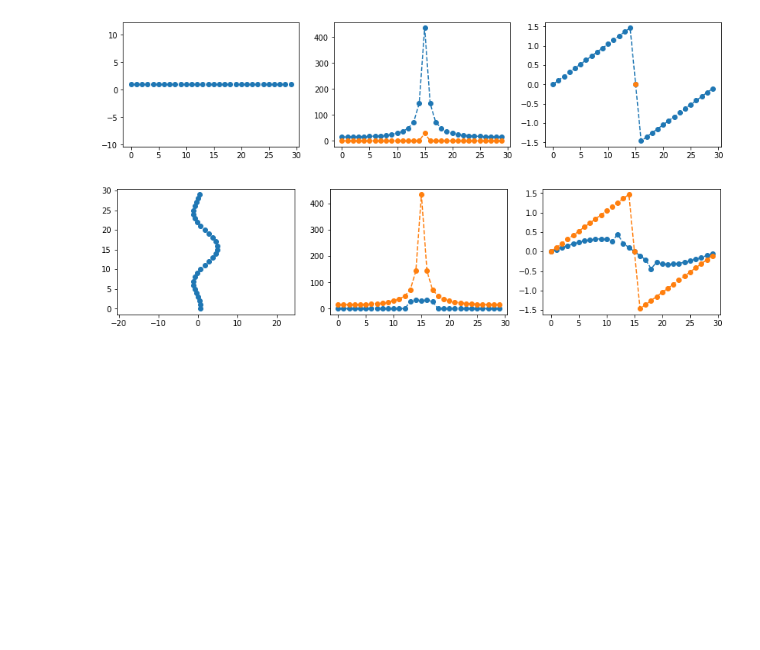
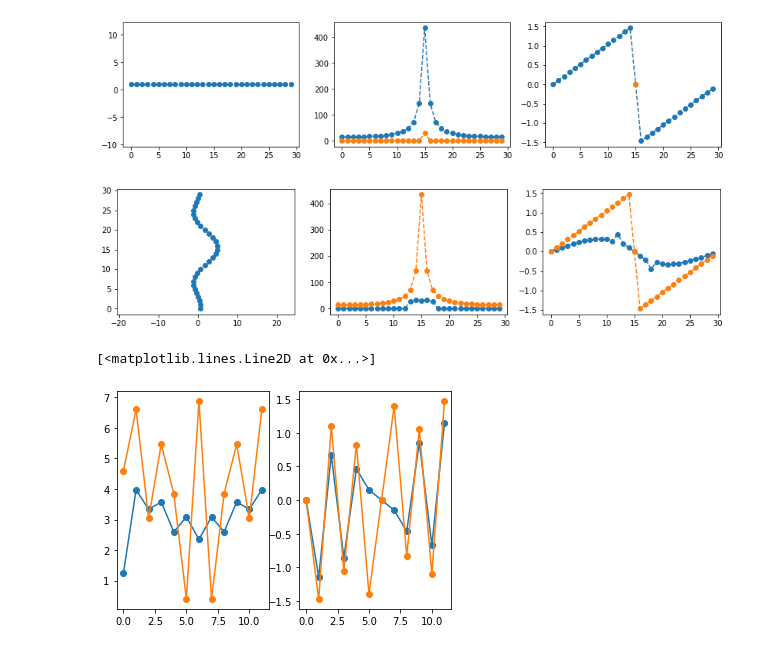
Before and after one commit to NorthOcean/Project-Iris, a Jupyter notebook: FFT.ipynb, the cells around one changed output. Saved outputs shown, nothing was run; the diff lists cells and outputs as text; code cells hidden in the pictures; blank space fills up the shorter version.

```diff
--- a/FFT.ipynb
+++ b/FFT.ipynb
@@ -108,3 +108,18 @@ x = np.arange(30) - 15.5
 draw(np.array([5*np.sin(x/2)/(x/2), np.arange(30)]).T)
 # %% [output]
 [figure]
+# %%
+a = np.random.normal(0, 1.0, [12, 2])
+# %%
+xa, xp, ya, yp = fft(a)
+# %%
+plt.subplot(1, 2, 1)
+plt.plot(xa, '-o')
+plt.plot(ya, '-o')
+
+plt.subplot(1, 2, 2)
+plt.plot(xp, '-o')
+plt.plot(yp, '-o')
+# %% [output]
+[<matplotlib.lines.Line2D at 0x...>]
+[figure, added]
```
Also changed, not shown: parts of 3 cells of this notebook, 4 other files.
